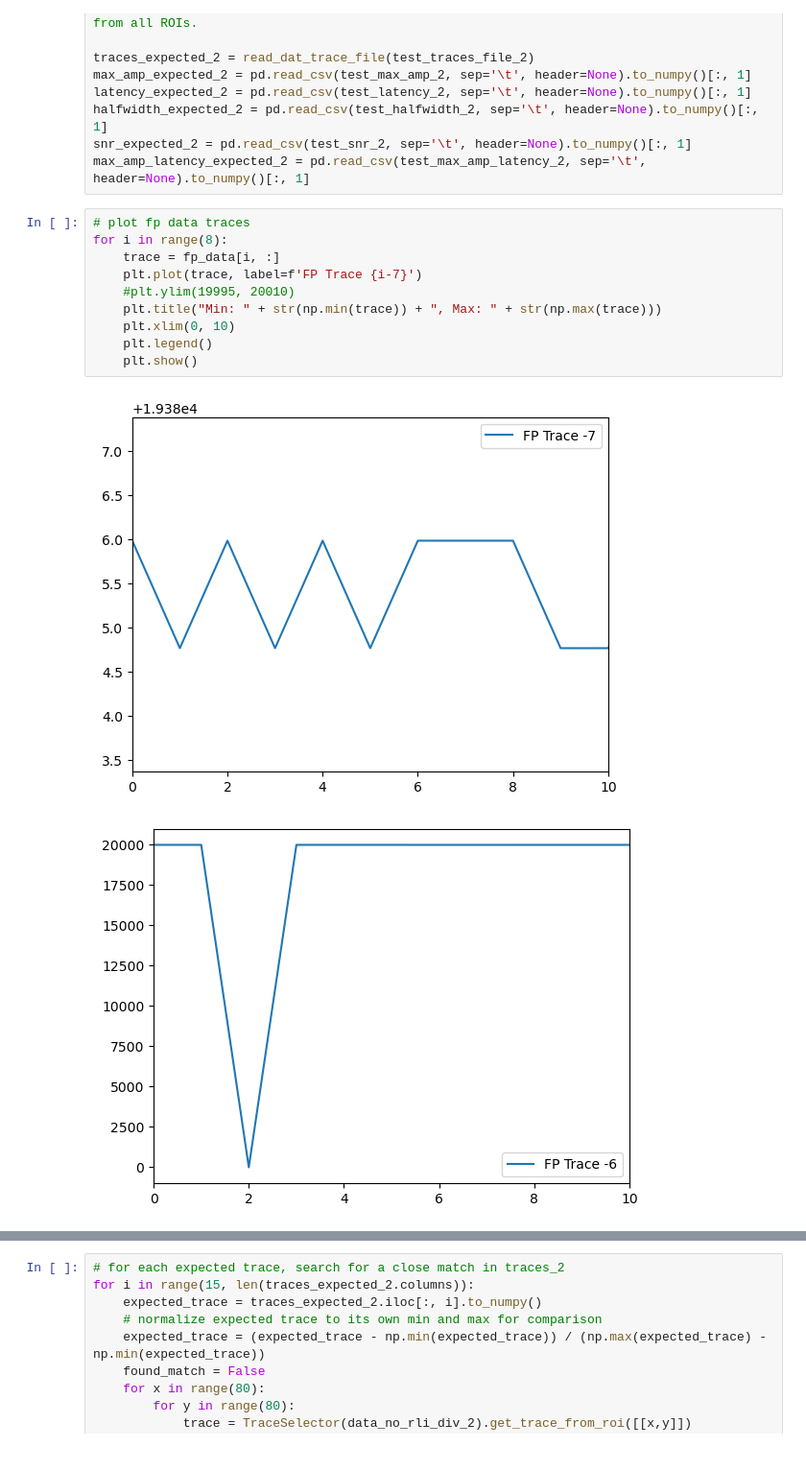
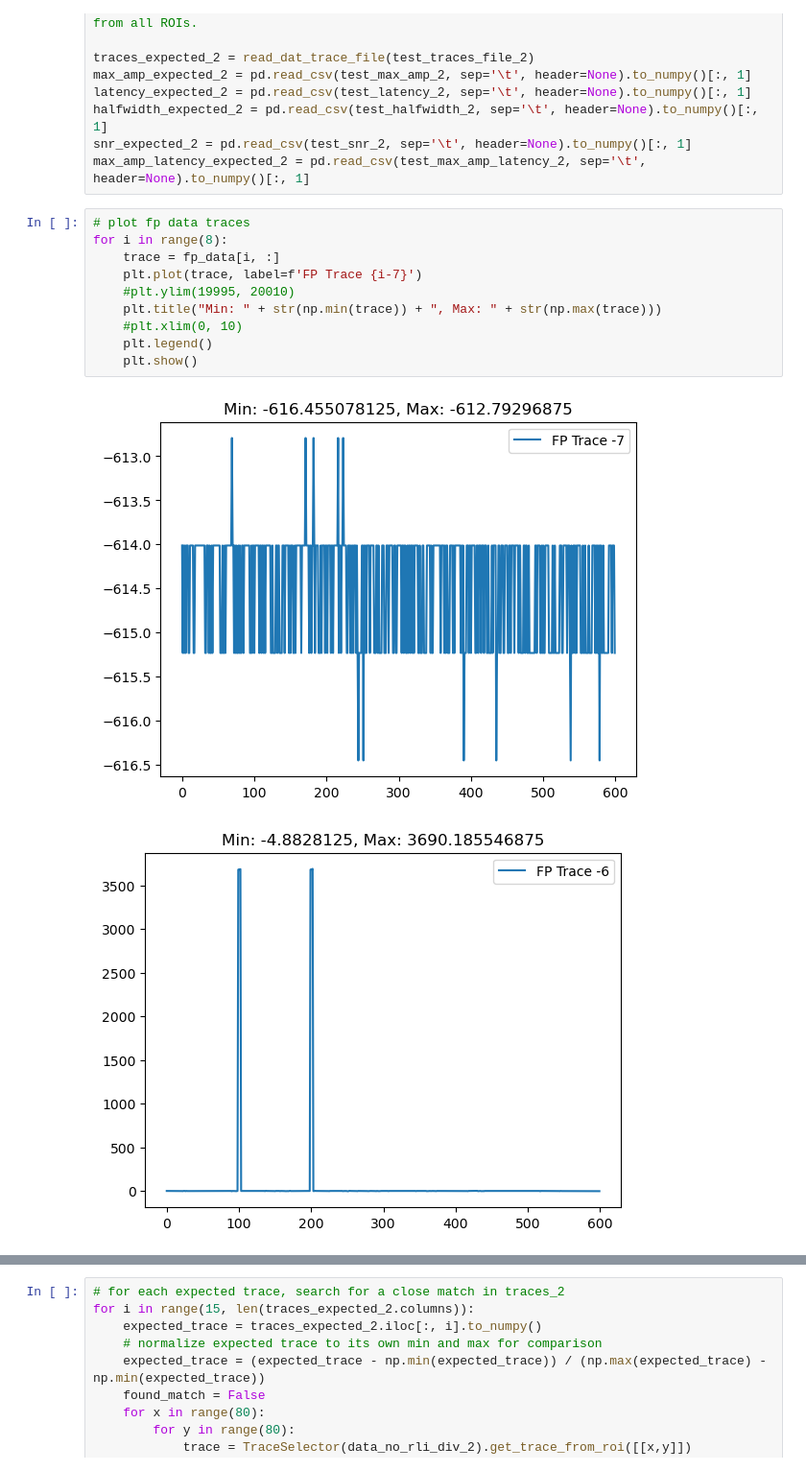
Before and after one commit to TianchengXu0420/ZDA_Adventure, a Jupyter notebook: unit_test.ipynb, the cells around one changed output, grey strips where cells are left out. Shown at 96% size. Drawn from its saved outputs; the diff is of its cells as text.

```diff
--- a/unit_test.ipynb
+++ b/unit_test.ipynb
@@ -209,13 +209,13 @@ max_amp_latency_expected_2 = pd.read_csv(test_max_amp_latency_2, sep='\t', heade
 # %%
 # plot fp data traces
 for i in range(8):
     trace = fp_data[i, :]
     plt.plot(trace, label=f'FP Trace {i-7}')
     #plt.ylim(19995, 20010)
     plt.title("Min: " + str(np.min(trace)) + ", Max: " + str(np.max(trace)))
-    plt.xlim(0, 10)
+    #plt.xlim(0, 10)
     plt.legend()
     plt.show()
 # %% [output]
-[figure, old version]
+[figure, new version]
-[figure, old version]
+[figure, new version]
```
Also changed, not shown: parts of 2 cells of this notebook, 1 other file.
